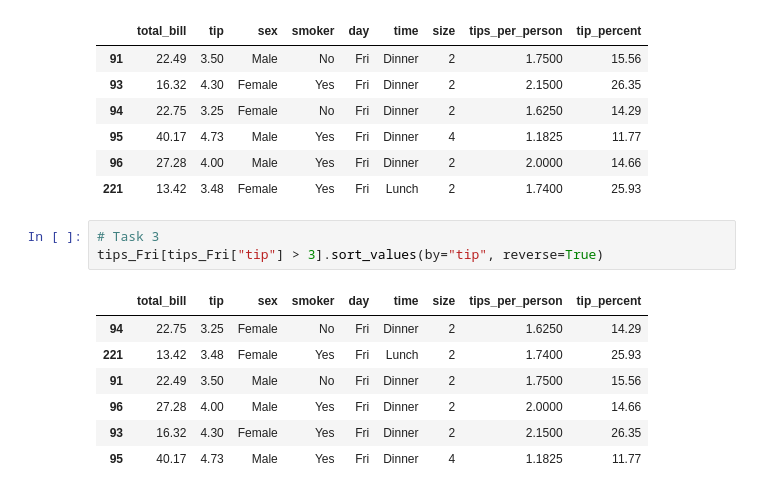
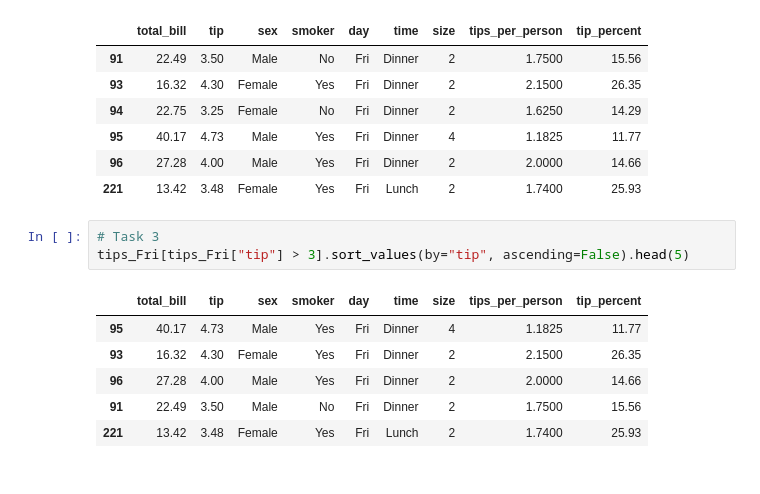
Before and after one commit to Vuyo17Sanlam/python-2025, a Jupyter notebook: Week5_Day2/pandas.ipynb, the cells around one changed output. Saved outputs shown, nothing was run; the diff lists cells and outputs as text.

```diff
--- a/Week5_Day2/pandas.ipynb
+++ b/Week5_Day2/pandas.ipynb
@@ -163,12 +163,11 @@ tips_Fri[tips_Fri['tip'] > 3]
 | 221 | 13.42 | 3.48 | Female | Yes | Fri | Lunch | 2 | 1.7400 | 25.93 |
 # %%
 # Task 3
-tips_Fri[tips_Fri["tip"] > 3].sort_values(by="tip", reverse=True)
+tips_Fri[tips_Fri["tip"] > 3].sort_values(by="tip", ascending=False).head(5)
 # %% [output]
 |  | total_bill | tip | sex | smoker | day | time | size | tips_per_person | tip_percent |
-| 94 | 22.75 | 3.25 | Female | No | Fri | Dinner | 2 | 1.6250 | 14.29 |
+| 95 | 40.17 | 4.73 | Male | Yes | Fri | Dinner | 4 | 1.1825 | 11.77 |
+| 93 | 16.32 | 4.30 | Female | Yes | Fri | Dinner | 2 | 2.1500 | 26.35 |
+| 96 | 27.28 | 4.00 | Male | Yes | Fri | Dinner | 2 | 2.0000 | 14.66 |
+| 91 | 22.49 | 3.50 | Male | No | Fri | Dinner | 2 | 1.7500 | 15.56 |
 | 221 | 13.42 | 3.48 | Female | Yes | Fri | Lunch | 2 | 1.7400 | 25.93 |
-| 91 | 22.49 | 3.50 | Male | No | Fri | Dinner | 2 | 1.7500 | 15.56 |
-| 96 | 27.28 | 4.00 | Male | Yes | Fri | Dinner | 2 | 2.0000 | 14.66 |
-| 93 | 16.32 | 4.30 | Female | Yes | Fri | Dinner | 2 | 2.1500 | 26.35 |
-| 95 | 40.17 | 4.73 | Male | Yes | Fri | Dinner | 4 | 1.1825 | 11.77 |
```
Also changed, not shown: parts of 3 cells of this notebook, 2 other files.
